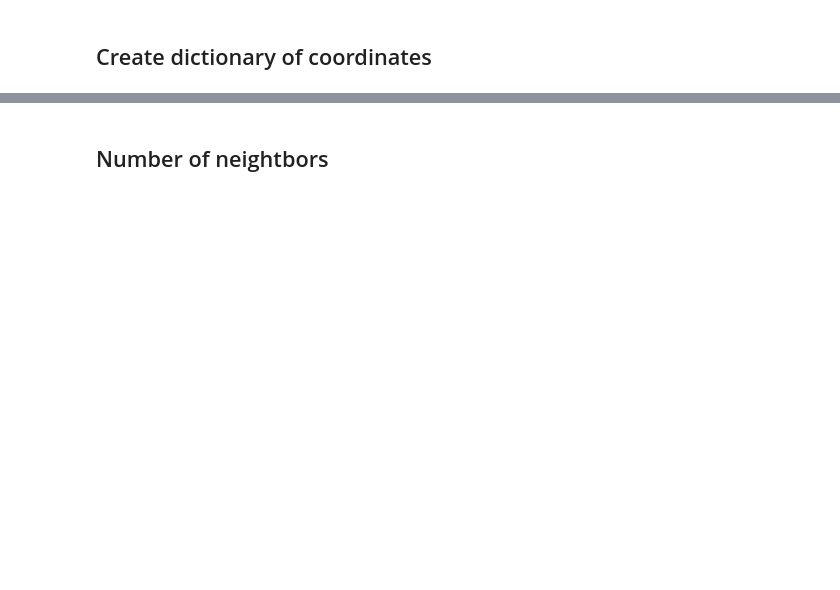
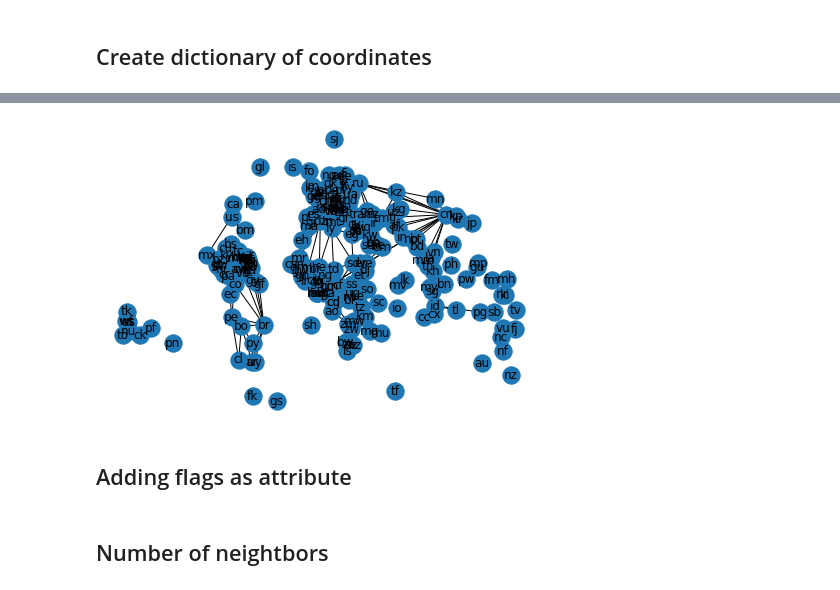
Before and after one commit to C1587S/world-graphs, a Jupyter notebook: notebooks/data_exploration.ipynb, the cells around one changed output, grey strips where cells are left out. Cells and saved outputs as stored; diff of their text form; code cells hidden in the pictures; blank space fills up the shorter version.

```diff
--- a/notebooks/data_exploration.ipynb
+++ b/notebooks/data_exploration.ipynb
@@ -167,0 +259,8 @@ for pos, country_c in enumerate(full_df['country_code']):
+# %%
+F = nx.compose(G,G_iso)
+nx.draw(F, pos={**dic_coords_iso, **dic_coords}, with_labels=True)
+plt.show()
+# %% [output]
+[figure, added]
+# %% [markdown]
+## Adding flags as attribute
```
Also changed, not shown: parts of 56 cells of this notebook.
